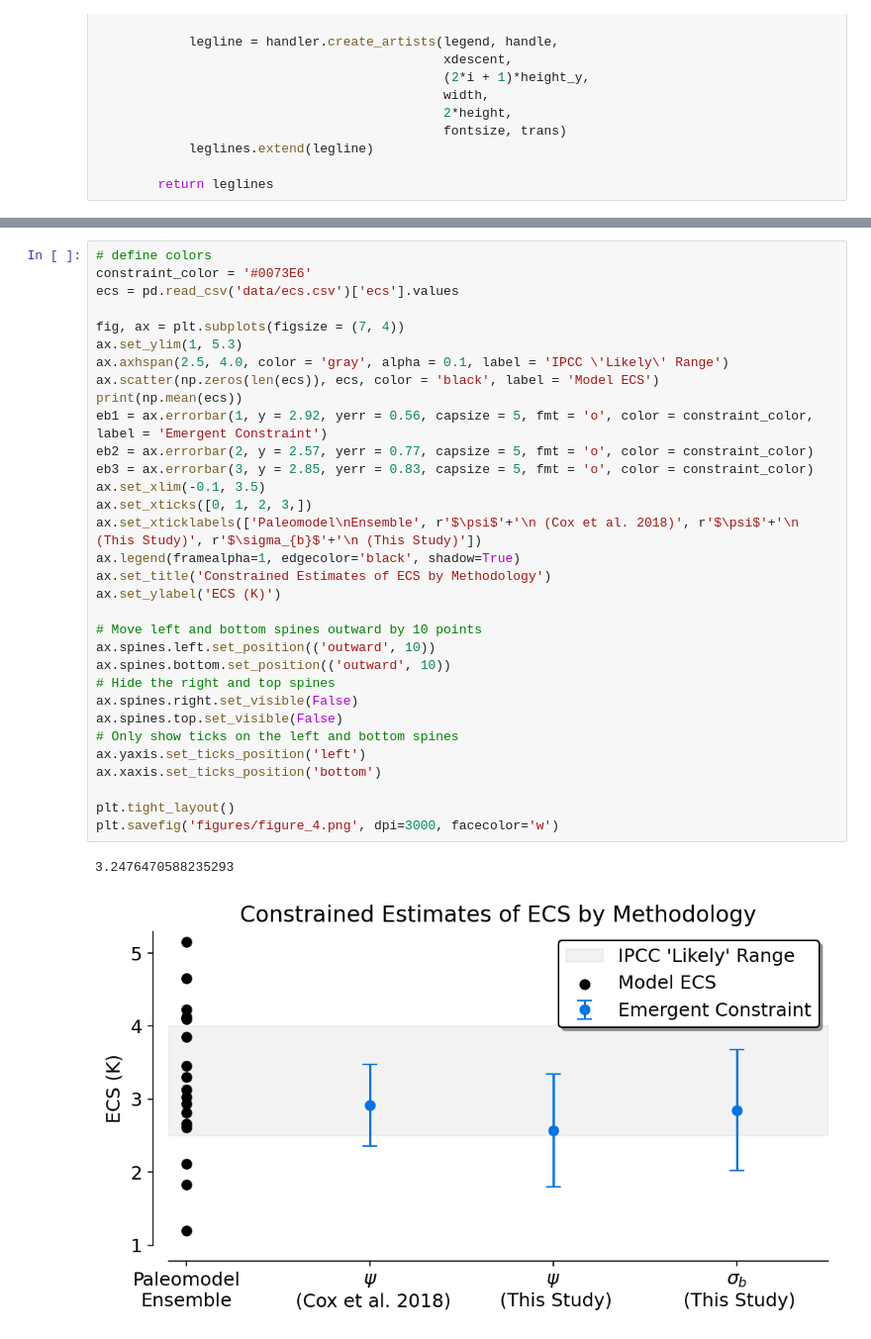
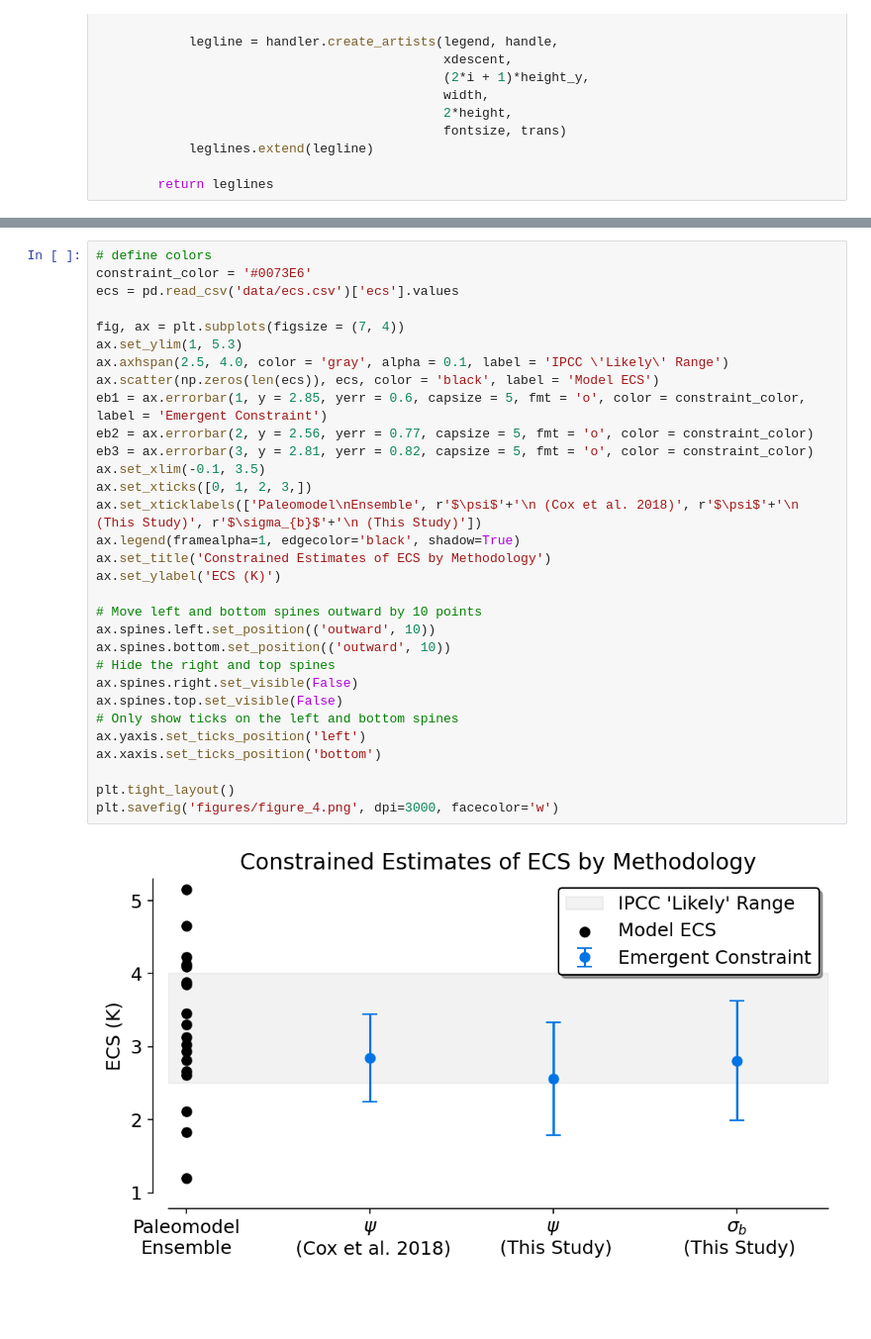
Before and after one commit to croppers/last_millennium_ecs_constraint, a Jupyter notebook: main.ipynb, the cells around one changed output, grey strips where cells are left out. Shown at 99% size. Cells and saved outputs as stored; diff of their text form; blank space fills up the shorter version.

```diff
--- a/main.ipynb
+++ b/main.ipynb
@@ -439,35 +495,33 @@ print(np.mean(ecs_all), np.std(ecs_all, ddof=1))
 # %%
 # define colors
 constraint_color = '#0073E6'
 ecs = pd.read_csv('data/ecs.csv')['ecs'].values
 
 fig, ax = plt.subplots(figsize = (7, 4))
 ax.set_ylim(1, 5.3)
 ax.axhspan(2.5, 4.0, color = 'gray', alpha = 0.1, label = 'IPCC \'Likely\' Range')
 ax.scatter(np.zeros(len(ecs)), ecs, color = 'black', label = 'Model ECS')
-print(np.mean(ecs))
-eb1 = ax.errorbar(1, y = 2.92, yerr = 0.56, capsize = 5, fmt = 'o', color = constraint_color, label = 'Emergent Constraint')
-eb2 = ax.errorbar(2, y = 2.57, yerr = 0.77, capsize = 5, fmt = 'o', color = constraint_color)
-eb3 = ax.errorbar(3, y = 2.85, yerr = 0.83, capsize = 5, fmt = 'o', color = constraint_color)
+eb1 = ax.errorbar(1, y = 2.85, yerr = 0.6, capsize = 5, fmt = 'o', color = constraint_color, label = 'Emergent Constraint')
+eb2 = ax.errorbar(2, y = 2.56, yerr = 0.77, capsize = 5, fmt = 'o', color = constraint_color)
+eb3 = ax.errorbar(3, y = 2.81, yerr = 0.82, capsize = 5, fmt = 'o', color = constraint_color)
 ax.set_xlim(-0.1, 3.5)
 ax.set_xticks([0, 1, 2, 3,])
 ax.set_xticklabels(['Paleomodel\nEnsemble', r'$\psi$'+'\n (Cox et al. 2018)', r'$\psi$'+'\n (This Study)', r'$\sigma_{b}$'+'\n (This Study)'])
 ax.legend(framealpha=1, edgecolor='black', shadow=True)
 ax.set_title('Constrained Estimates of ECS by Methodology')
 ax.set_ylabel('ECS (K)')
 
 # Move left and bottom spines outward by 10 points
 ax.spines.left.set_position(('outward', 10))
 ax.spines.bottom.set_position(('outward', 10))
 # Hide the right and top spines
 ax.spines.right.set_visible(False)
 ax.spines.top.set_visible(False)
 # Only show ticks on the left and bottom spines
 ax.yaxis.set_ticks_position('left')
 ax.xaxis.set_ticks_position('bottom')
 
 plt.tight_layout()
 plt.savefig('figures/figure_4.png', dpi=3000, facecolor='w')
 # %% [output]
-3.2476470588235293
-[figure, old version]
+[figure, new version]
```
Also changed, not shown: parts of 15 cells of this notebook, 34 other files.
